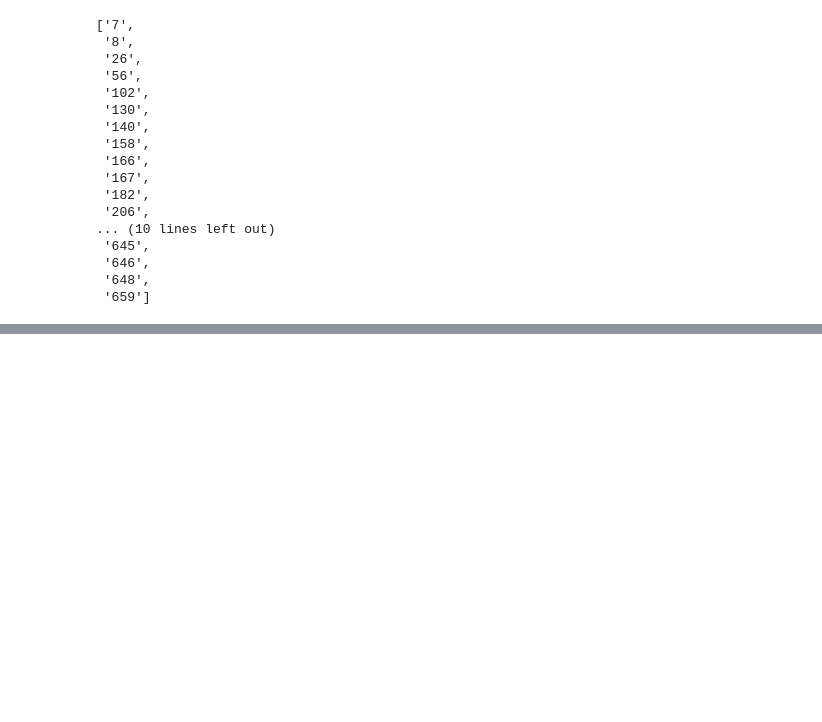
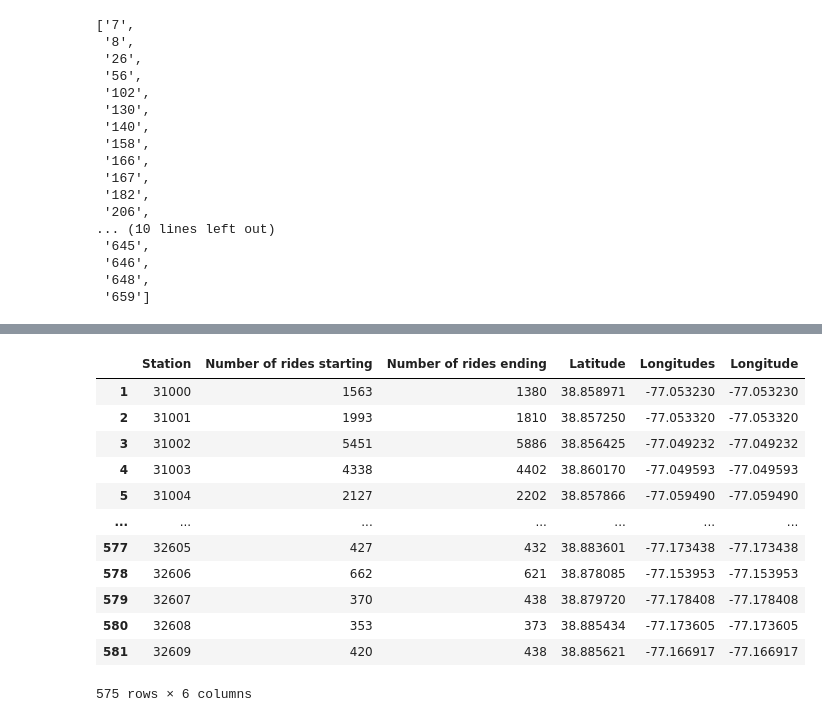
Before and after one commit to beugi19/Capital-Bikeshare, a Jupyter notebook: bike3.ipynb, the cells around one changed output, grey strips where cells are left out. Saved outputs shown, nothing was run; the diff lists cells and outputs as text; code cells hidden in the pictures; blank space fills up the shorter version.

```diff
--- a/bike3.ipynb
+++ b/bike3.ipynb
@@ -44,0 +107,2 @@ empty_stat
+# %%
+bike_data=pd.concat([bike_data1,bike_data2,bike_data3,bike_data4,bike_data5,bike_data6,bike_data7,bike_data8,bike_data9,bike_data10,bike_data11,bike_data12 ])
@@ -44,0 +156,17 @@ empty_stat
+# %%
+df_lats=df_stat2[df_stat2['Latitude']!=0]
+df_lats
+# %% [output]
+|  | Station | Number of rides starting | Number of rides ending | Latitude | Longitudes | Longitude |
+| 1 | 31000 | 1563 | 1380 | 38.858971 | -77.053230 | -77.053230 |
+| 2 | 31001 | 1993 | 1810 | 38.857250 | -77.053320 | -77.053320 |
+| 3 | 31002 | 5451 | 5886 | 38.856425 | -77.049232 | -77.049232 |
+| 4 | 31003 | 4338 | 4402 | 38.860170 | -77.049593 | -77.049593 |
+| 5 | 31004 | 2127 | 2202 | 38.857866 | -77.059490 | -77.059490 |
+| ... | ... | ... | ... | ... | ... | ... |
+| 577 | 32605 | 427 | 432 | 38.883601 | -77.173438 | -77.173438 |
+| 578 | 32606 | 662 | 621 | 38.878085 | -77.153953 | -77.153953 |
+| 579 | 32607 | 370 | 438 | 38.879720 | -77.178408 | -77.178408 |
+| 580 | 32608 | 353 | 373 | 38.885434 | -77.173605 | -77.173605 |
+| 581 | 32609 | 420 | 438 | 38.885621 | -77.166917 | -77.166917 |
+575 rows × 6 columns
```
Also changed, not shown: parts of 15 cells of this notebook, 1 other file.
